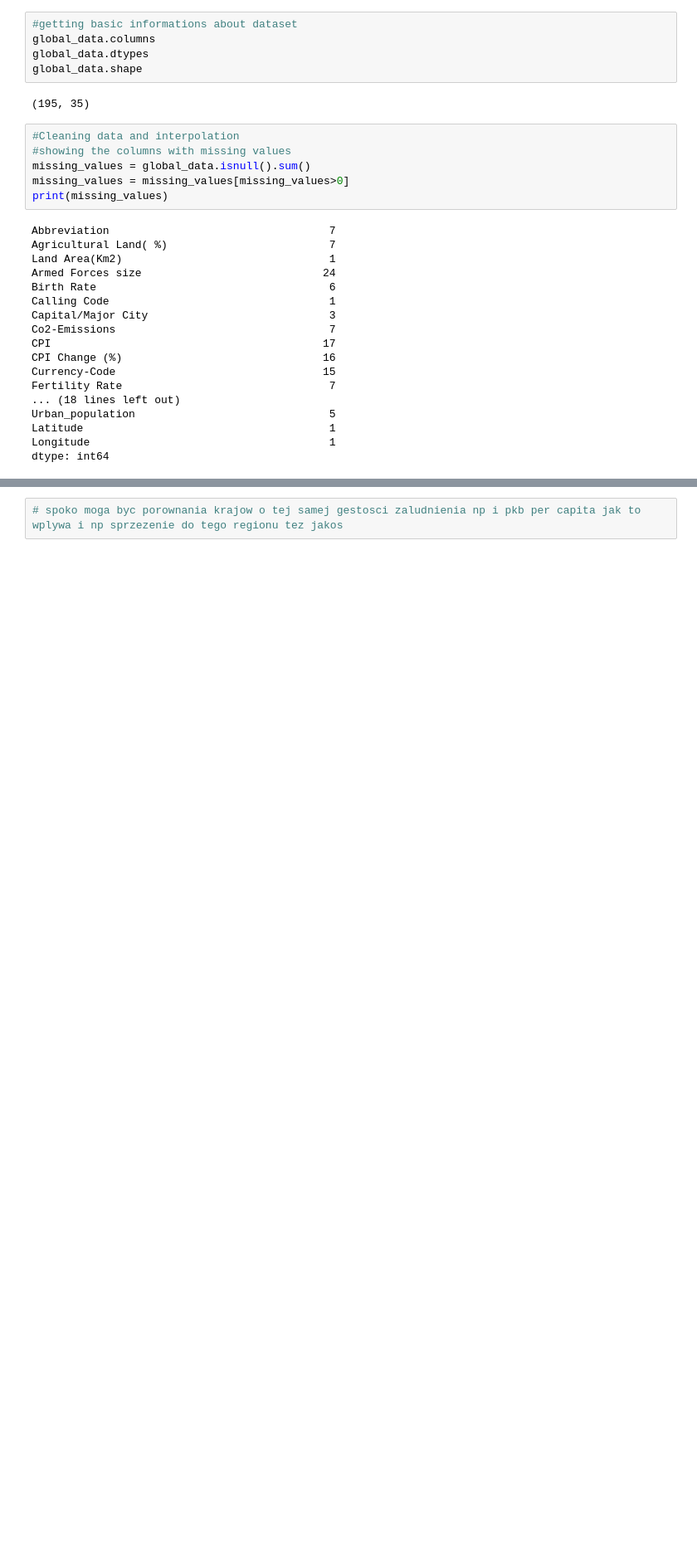
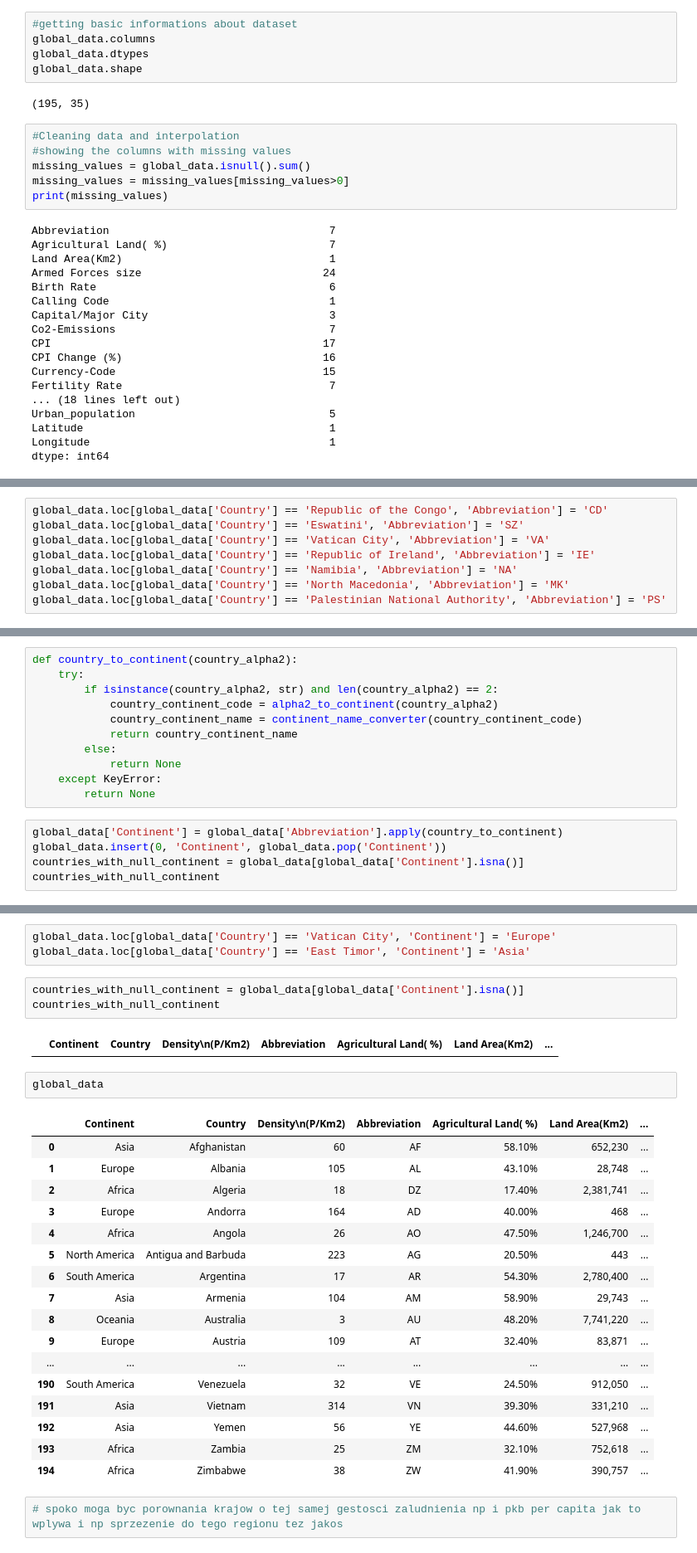
Before and after one commit to Opalinsky/Global_data, a Jupyter notebook: global_data.ipynb, the cells around one changed output, grey strips where cells are left out. Shown at 83% size. Drawn from its saved outputs; the diff is of its cells as text; blank space fills up the shorter version.

Commit message:
Adding continents to each country

```diff
--- a/global_data.ipynb
+++ b/global_data.ipynb
@@ -47,0 +64,8 @@ dtype: int64
+# %%
+global_data.loc[global_data['Country'] == 'Republic of the Congo', 'Abbreviation'] = 'CD'
+global_data.loc[global_data['Country'] == 'Eswatini', 'Abbreviation'] = 'SZ'
+global_data.loc[global_data['Country'] == 'Vatican City', 'Abbreviation'] = 'VA'
+global_data.loc[global_data['Country'] == 'Republic of Ireland', 'Abbreviation'] = 'IE'
+global_data.loc[global_data['Country'] == 'Namibia', 'Abbreviation'] = 'NA'
+global_data.loc[global_data['Country'] == 'North Macedonia', 'Abbreviation'] = 'MK'
+global_data.loc[global_data['Country'] == 'Palestinian National Authority', 'Abbreviation'] = 'PS'
@@ -47,0 +77,16 @@ dtype: int64
+# %%
+def country_to_continent(country_alpha2):
+    try:
+        if isinstance(country_alpha2, str) and len(country_alpha2) == 2:
+            country_continent_code = alpha2_to_continent(country_alpha2)
+            country_continent_name = continent_name_converter(country_continent_code)
+            return country_continent_name
+        else:
+            return None
+    except KeyError:
+        return None
+# %%
+global_data['Continent'] = global_data['Abbreviation'].apply(country_to_continent)
+global_data.insert(0, 'Continent', global_data.pop('Continent'))
+countries_with_null_continent = global_data[global_data['Continent'].isna()]
+countries_with_null_continent
@@ -48,2 +97,30 @@ dtype: int64
+# %%
+global_data.loc[global_data['Country'] == 'Vatican City', 'Continent'] = 'Europe'
+global_data.loc[global_data['Country'] == 'East Timor', 'Continent'] = 'Asia'
+# %%
+countries_with_null_continent = global_data[global_data['Continent'].isna()]
+countries_with_null_continent
+# %% [output]
+|  | Continent | Country | Density\n(P/Km2) | Abbreviation | Agricultural Land( %) | Land Area(Km2) | ... |
+# %%
+global_data
+# %% [output]
+|  | Continent | Country | Density\n(P/Km2) | Abbreviation | Agricultural Land( %) | Land Area(Km2) | ... |
+| 0 | Asia | Afghanistan | 60 | AF | 58.10% | 652,230 | ... |
+| 1 | Europe | Albania | 105 | AL | 43.10% | 28,748 | ... |
+| 2 | Africa | Algeria | 18 | DZ | 17.40% | 2,381,741 | ... |
+| 3 | Europe | Andorra | 164 | AD | 40.00% | 468 | ... |
+| 4 | Africa | Angola | 26 | AO | 47.50% | 1,246,700 | ... |
+| 5 | North America | Antigua and Barbuda | 223 | AG | 20.50% | 443 | ... |
+| 6 | South America | Argentina | 17 | AR | 54.30% | 2,780,400 | ... |
+| 7 | Asia | Armenia | 104 | AM | 58.90% | 29,743 | ... |
+| 8 | Oceania | Australia | 3 | AU | 48.20% | 7,741,220 | ... |
+| 9 | Europe | Austria | 109 | AT | 32.40% | 83,871 | ... |
+| ... | ... | ... | ... | ... | ... | ... | ... |
+| 190 | South America | Venezuela | 32 | VE | 24.50% | 912,050 | ... |
+| 191 | Asia | Vietnam | 314 | VN | 39.30% | 331,210 | ... |
+| 192 | Asia | Yemen | 56 | YE | 44.60% | 527,968 | ... |
+| 193 | Africa | Zambia | 25 | ZM | 32.10% | 752,618 | ... |
+| 194 | Africa | Zimbabwe | 38 | ZW | 41.90% | 390,757 | ... |
 # %%
 # spoko moga byc porownania krajow o tej samej gestosci zaludnienia np i pkb per capita jak to wplywa i np sprzezenie do tego regionu tez jakos
```
Also changed, not shown: parts of 6 cells of this notebook.
